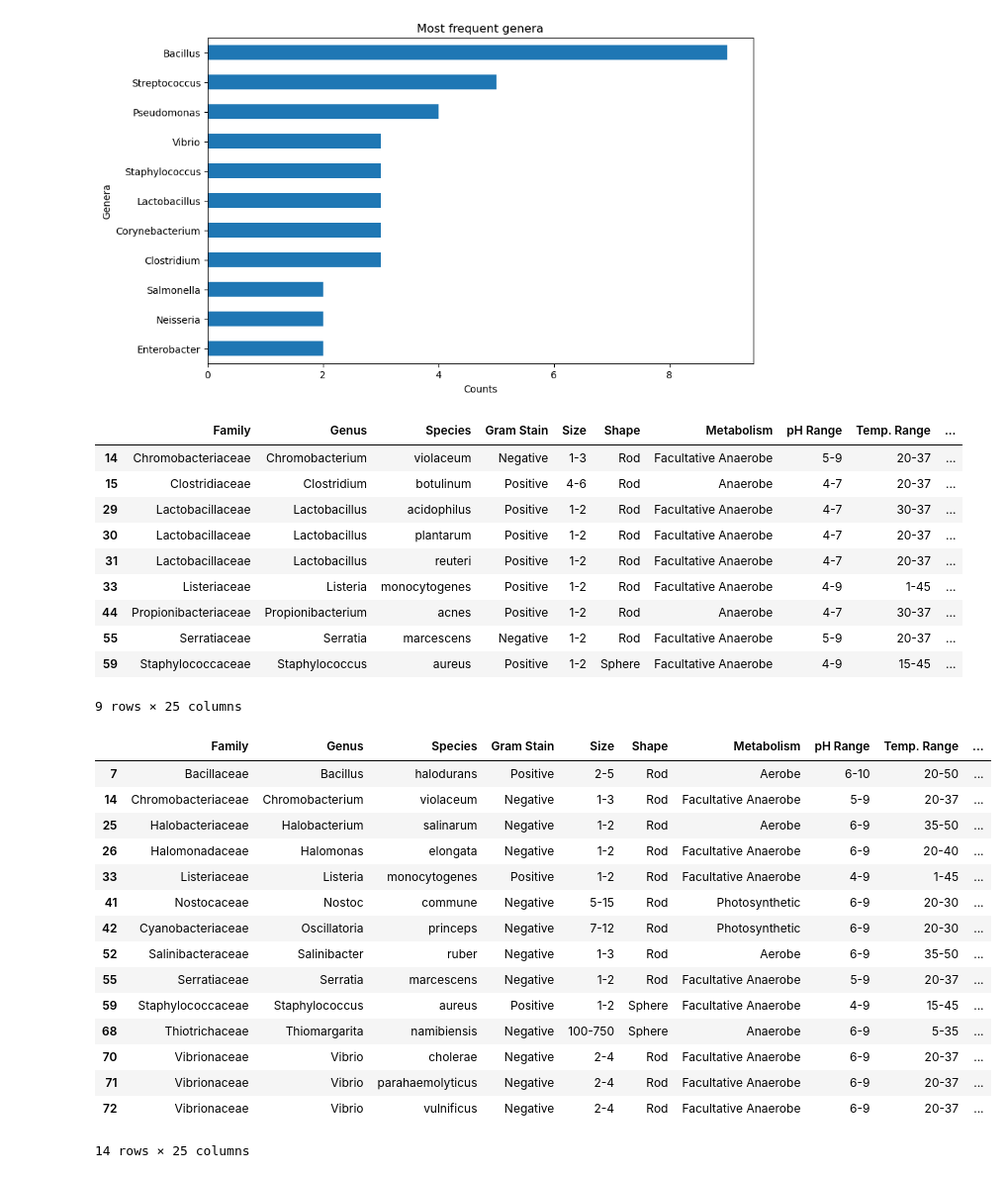
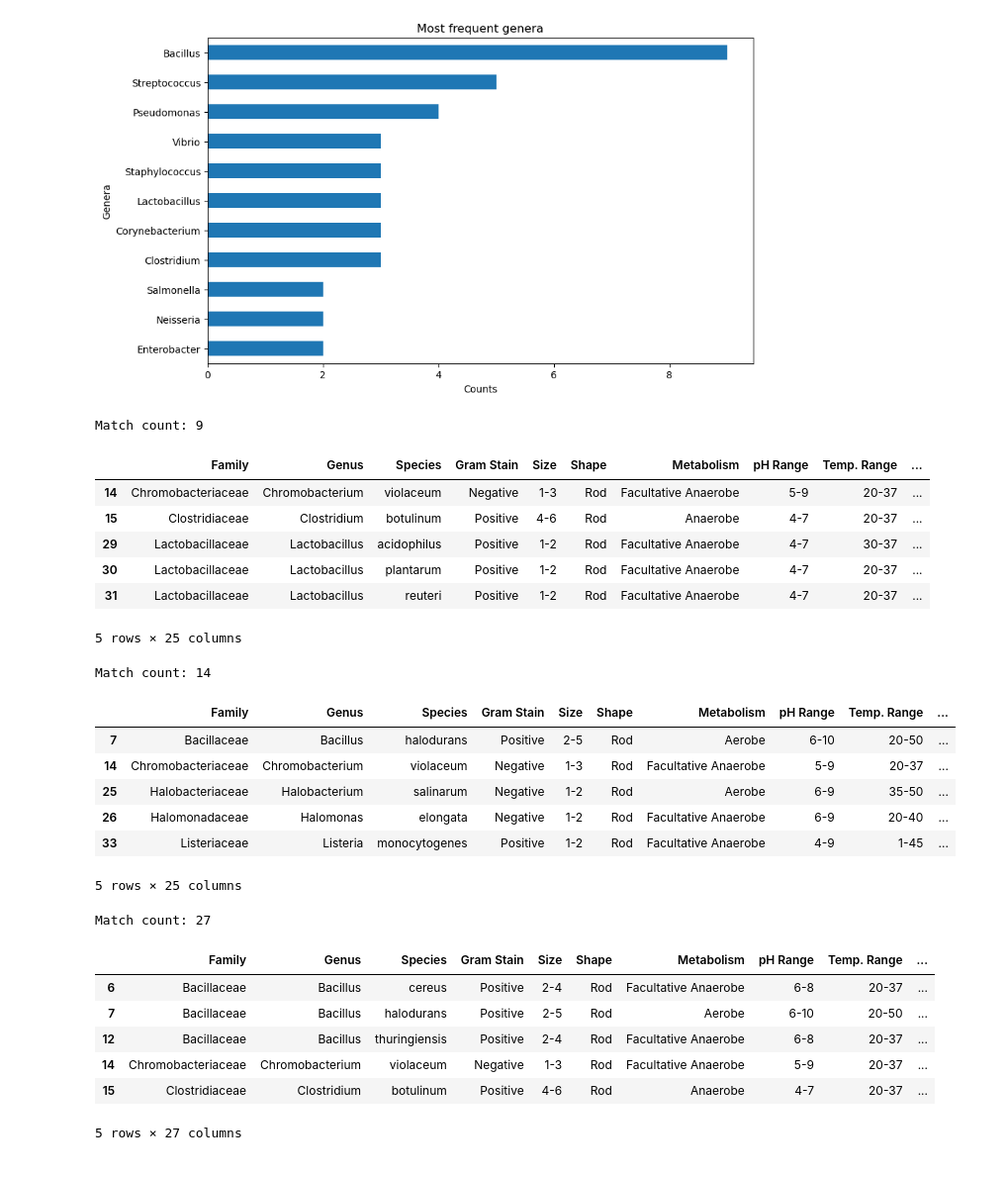
Before and after one commit to kucupwn/MicrobesGrid, a Jupyter notebook: main.ipynb, the cells around one changed output. Shown at 99% size. Cells and saved outputs as stored; diff of their text form; code cells hidden in the pictures.

Commit message:
split temp range, get temp tolerants

```diff
--- a/main.ipynb
+++ b/main.ipynb
@@ -77,37 +77,28 @@ df["pH Upper"] = pd.to_numeric(df["pH Upper"])
 # %%
 acid_tolerant = df[df["pH Lower"] < 6]
 
-display(acid_tolerant)
+print(f"Match count: {acid_tolerant.shape[0]}")
+display(acid_tolerant.head(5))
 # %% [output]
+Match count: 9
 |  | Family | Genus | Species | Gram Stain | Size | Shape | Metabolism | pH Range | Temp. Range | ... |
 | 14 | Chromobacteriaceae | Chromobacterium | violaceum | Negative | 1-3 | Rod | Facultative Anaerobe | 5-9 | 20-37 | ... |
 | 15 | Clostridiaceae | Clostridium | botulinum | Positive | 4-6 | Rod | Anaerobe | 4-7 | 20-37 | ... |
 | 29 | Lactobacillaceae | Lactobacillus | acidophilus | Positive | 1-2 | Rod | Facultative Anaerobe | 4-7 | 30-37 | ... |
 | 30 | Lactobacillaceae | Lactobacillus | plantarum | Positive | 1-2 | Rod | Facultative Anaerobe | 4-7 | 20-37 | ... |
 | 31 | Lactobacillaceae | Lactobacillus | reuteri | Positive | 1-2 | Rod | Facultative Anaerobe | 4-7 | 20-37 | ... |
-| 33 | Listeriaceae | Listeria | monocytogenes | Positive | 1-2 | Rod | Facultative Anaerobe | 4-9 | 1-45 | ... |
-| 44 | Propionibacteriaceae | Propionibacterium | acnes | Positive | 1-2 | Rod | Anaerobe | 4-7 | 30-37 | ... |
-| 55 | Serratiaceae | Serratia | marcescens | Negative | 1-2 | Rod | Facultative Anaerobe | 5-9 | 20-37 | ... |
-| 59 | Staphylococcaceae | Staphylococcus | aureus | Positive | 1-2 | Sphere | Facultative Anaerobe | 4-9 | 15-45 | ... |
-9 rows × 25 columns
+5 rows × 25 columns
 # %%
 base_tolerant = df[df["pH Upper"] > 8]
 
-display(base_tolerant)
+print(f"Match count: {base_tolerant.shape[0]}")
+display(base_tolerant.head(5))
 # %% [output]
+Match count: 14
 |  | Family | Genus | Species | Gram Stain | Size | Shape | Metabolism | pH Range | Temp. Range | ... |
 | 7 | Bacillaceae | Bacillus | halodurans | Positive | 2-5 | Rod | Aerobe | 6-10 | 20-50 | ... |
 | 14 | Chromobacteriaceae | Chromobacterium | violaceum | Negative | 1-3 | Rod | Facultative Anaerobe | 5-9 | 20-37 | ... |
 | 25 | Halobacteriaceae | Halobacterium | salinarum | Negative | 1-2 | Rod | Aerobe | 6-9 | 35-50 | ... |
 | 26 | Halomonadaceae | Halomonas | elongata | Negative | 1-2 | Rod | Facultative Anaerobe | 6-9 | 20-40 | ... |
 | 33 | Listeriaceae | Listeria | monocytogenes | Positive | 1-2 | Rod | Facultative Anaerobe | 4-9 | 1-45 | ... |
-| 41 | Nostocaceae | Nostoc | commune | Negative | 5-15 | Rod | Photosynthetic | 6-9 | 20-30 | ... |
-| 42 | Cyanobacteriaceae | Oscillatoria | princeps | Negative | 7-12 | Rod | Photosynthetic | 6-9 | 20-30 | ... |
-| 52 | Salinibacteraceae | Salinibacter | ruber | Negative | 1-3 | Rod | Aerobe | 6-9 | 35-50 | ... |
-| 55 | Serratiaceae | Serratia | marcescens | Negative | 1-2 | Rod | Facultative Anaerobe | 5-9 | 20-37 | ... |
-| 59 | Staphylococcaceae | Staphylococcus | aureus | Positive | 1-2 | Sphere | Facultative Anaerobe | 4-9 | 15-45 | ... |
-| 68 | Thiotrichaceae | Thiomargarita | namibiensis | Negative | 100-750 | Sphere | Anaerobe | 6-9 | 5-35 | ... |
-| 70 | Vibrionaceae | Vibrio | cholerae | Negative | 2-4 | Rod | Facultative Anaerobe | 6-9 | 20-37 | ... |
-| 71 | Vibrionaceae | Vibrio | parahaemolyticus | Negative | 2-4 | Rod | Facultative Anaerobe | 6-9 | 20-37 | ... |
-| 72 | Vibrionaceae | Vibrio | vulnificus | Negative | 2-4 | Rod | Facultative Anaerobe | 6-9 | 20-37 | ... |
-14 rows × 25 columns
+5 rows × 25 columns
@@ -113,0 +110,14 @@ display(base_tolerant)
+# %%
+low_temp_tolerant = df[df["Temp Lower"] < 25]
+
+print(f"Match count: {low_temp_tolerant.shape[0]}")
+display(low_temp_tolerant.head(5))
+# %% [output]
+Match count: 27
+|  | Family | Genus | Species | Gram Stain | Size | Shape | Metabolism | pH Range | Temp. Range | ... |
+| 6 | Bacillaceae | Bacillus | cereus | Positive | 2-4 | Rod | Facultative Anaerobe | 6-8 | 20-37 | ... |
+| 7 | Bacillaceae | Bacillus | halodurans | Positive | 2-5 | Rod | Aerobe | 6-10 | 20-50 | ... |
+| 12 | Bacillaceae | Bacillus | thuringiensis | Positive | 2-4 | Rod | Facultative Anaerobe | 6-8 | 20-37 | ... |
+| 14 | Chromobacteriaceae | Chromobacterium | violaceum | Negative | 1-3 | Rod | Facultative Anaerobe | 5-9 | 20-37 | ... |
+| 15 | Clostridiaceae | Clostridium | botulinum | Positive | 4-6 | Rod | Anaerobe | 4-7 | 20-37 | ... |
+5 rows × 27 columns
```
Also changed, not shown: parts of 2 cells of this notebook.
